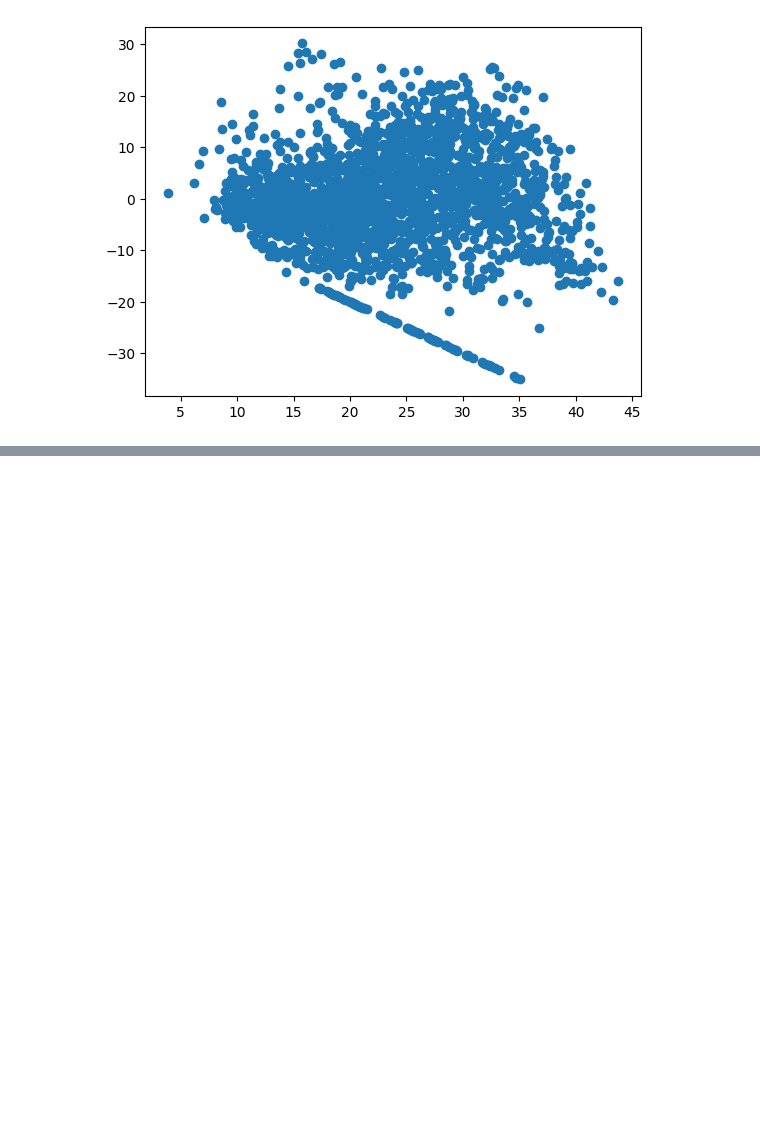
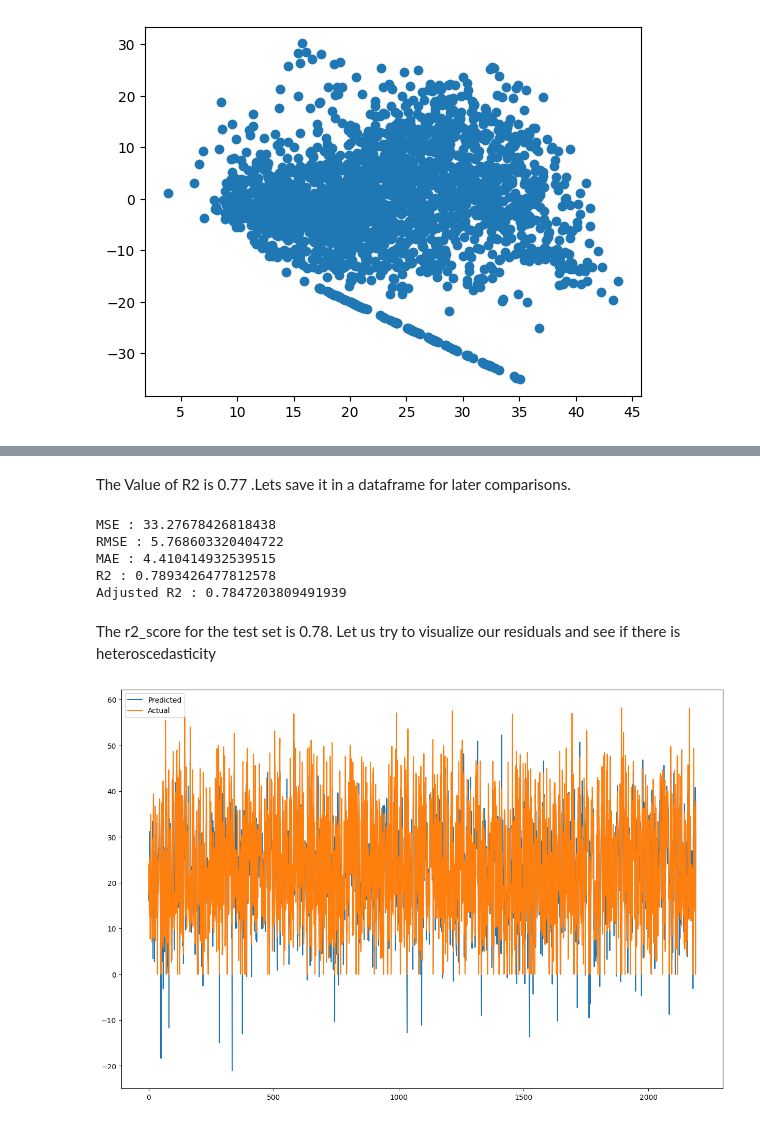
Before and after one commit to mrjupitercairo/BikeSharing, a Jupyter notebook: Capstone_Project.ipynb, the cells around one changed output, grey strips where cells are left out. Drawn from its saved outputs; the diff is of its cells as text; code cells hidden in the pictures; blank space fills up the shorter version.

```diff
--- a/Capstone_Project.ipynb
+++ b/Capstone_Project.ipynb
@@ -907,0 +910,7 @@ plt.scatter((y_pred_test_lasso),(y_test-y_pred_test_lasso))
+# %%
+from sklearn.linear_model import Ridge
+
+ridge= Ridge(alpha=0.1)
+# %%
+#FIT THE MODEL
+ridge.fit(X_train,y_train)
@@ -907,0 +924,4 @@ plt.scatter((y_pred_test_lasso),(y_test-y_pred_test_lasso))
+# %%
+#get the X_train and X-test value
+y_pred_train_ridge=ridge.predict(X_train)
+y_pred_test_ridge=ridge.predict(X_test)
@@ -907,0 +958,2 @@ plt.scatter((y_pred_test_lasso),(y_test-y_pred_test_lasso))
+# %% [markdown]
+The Value of R2 is 0.77 .Lets save it in a dataframe for later comparisons.
@@ -907,0 +969,32 @@ plt.scatter((y_pred_test_lasso),(y_test-y_pred_test_lasso))
+# %%
+#import the packages
+from sklearn.metrics import mean_squared_error
+#calculate MSE
+MSE_r= mean_squared_error(y_test, y_pred_test_ridge)
+print("MSE :",MSE_r)
+
+#calculate RMSE
+RMSE_r=np.sqrt(MSE_r)
+print("RMSE :",RMSE_r)
+
+
+#calculate MAE
+MAE_r= mean_absolute_error(y_test, y_pred_test_ridge)
+print("MAE :",MAE_r)
+
+
+#import the packages
+from sklearn.metrics import r2_score
+#calculate r2 and adjusted r2
+r2_r= r2_score((y_test), (y_pred_test_ridge))
+print("R2 :",r2_r)
+Adjusted_R2_r=(1-(1-r2_score((y_test), (y_pred_test_ridge)))*((X_test.shape[0]-1)/(X_test.shape[0]-X_test.shape[1]-1)) )
+print("Adjusted R2 :",1-(1-r2_score((y_test), (y_pred_test_ridge)))*((X_test.shape[0]-1)/(X_test.shape[0]-X_test.shape[1]-1)) )
+# %% [output]
+MSE : 33.27678426818438
+RMSE : 5.768603320404722
+MAE : 4.410414932539515
+R2 : 0.7893426477812578
+Adjusted R2 : 0.7847203809491939
+# %% [markdown]
+The r2_score for the test set is 0.78.  Let us try to visualize our residuals and see if there is heteroscedasticity
@@ -907,0 +1010,9 @@ plt.scatter((y_pred_test_lasso),(y_test-y_pred_test_lasso))
+# %%
+#Plot the figure
+plt.figure(figsize=(15,10))
+plt.plot((y_pred_test_ridge))
+plt.plot((np.array(y_test)))
+plt.legend(["Predicted","Actual"])
+plt.show()
+# %% [output]
+[figure, added]
```
Also changed, not shown: parts of 22 cells of this notebook.
